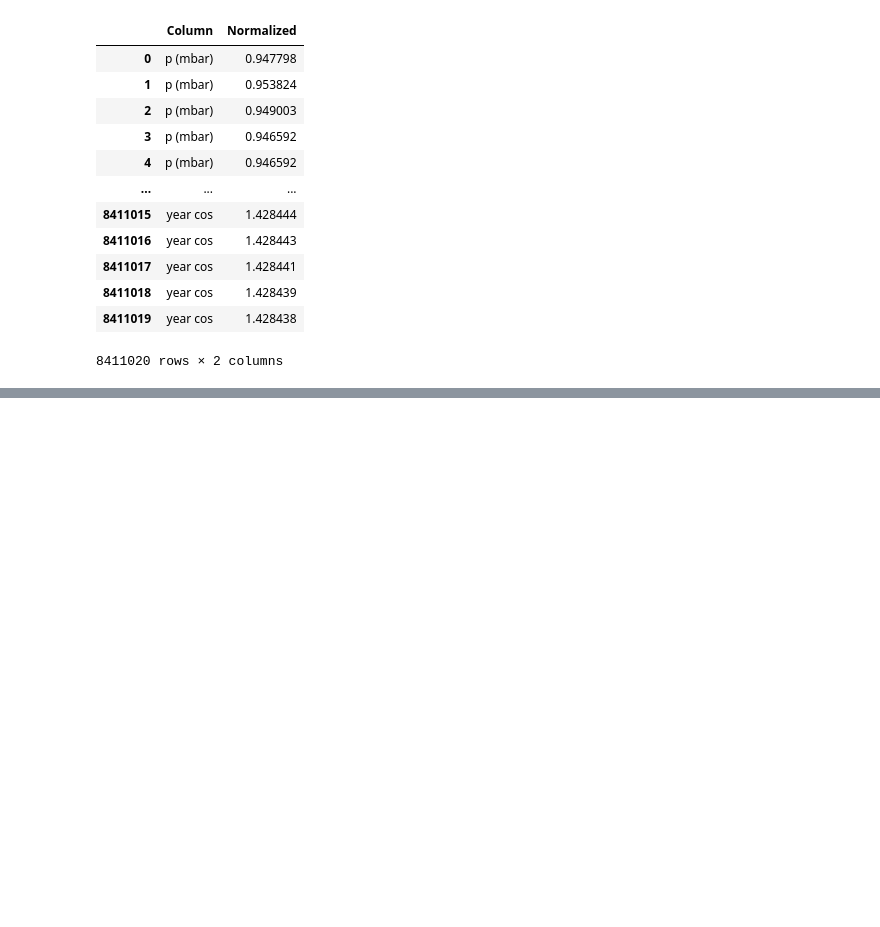
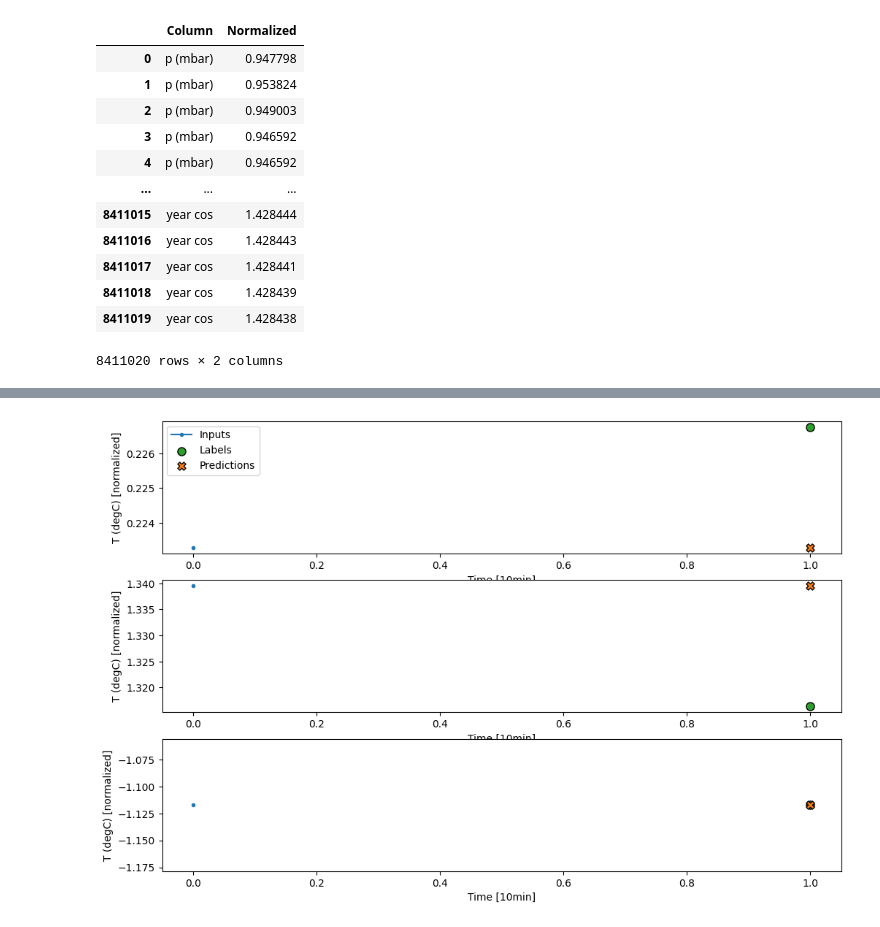
Before and after one commit to kevin-eschbach/data_safari, a Jupyter notebook: intro_ts_forecasting/weather_forecast.ipynb, the cells around one changed output, grey strips where cells are left out. Drawn from its saved outputs; the diff is of its cells as text; code cells hidden in the pictures; blank space fills up the shorter version.

```diff
--- a/intro_ts_forecasting/weather_forecast.ipynb
+++ b/intro_ts_forecasting/weather_forecast.ipynb
@@ -371,4 +367,12 @@ class Baseline(tf.keras.Model):
         result = inputs[:, :, self.label_index]
         return result[:, :, tf.newaxis]
 # %%
-baseline = Baseline(label_index=window1.column_indices['T (degC)'])
+baseline = Baseline(label_index=single_step_window.column_indices['T (degC)'])
+baseline.compile(loss=tf.keras.losses.MeanSquaredError(),
+                 metrics=[tf.keras.metrics.MeanAbsoluteError()])
+
+val_performance = {}
+performance = {}
+
+val_performance['baseline'] = baseline.evaluate(single_step_window.val)
+performance['baseline'] = baseline.evaluate(single_step_window.test, verbose=0)
@@ -374,0 +381,4 @@ baseline = Baseline(label_index=window1.column_indices['T (degC)'])
+# %%
+single_step_window.plot(baseline)
+# %% [output]
+[figure, added]
```
Also changed, not shown: parts of 13 cells of this notebook.
